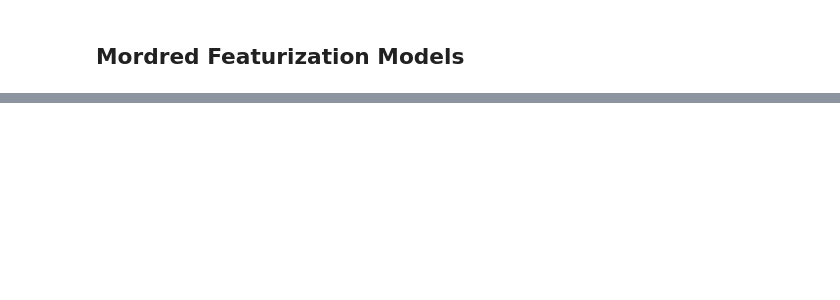
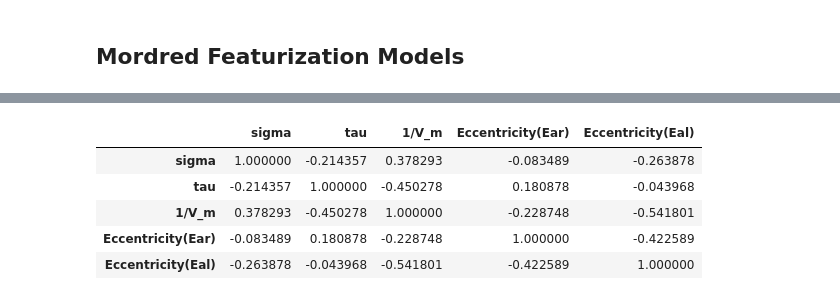
Before and after one commit to dganapat/melting_point_prediction_paper, a Jupyter notebook: mp_prediction_models.ipynb, the cells around one changed output, grey strips where cells are left out. Saved outputs shown, nothing was run; the diff lists cells and outputs as text; code cells hidden in the pictures; blank space fills up the shorter version.

```diff
--- a/mp_prediction_models.ipynb
+++ b/mp_prediction_models.ipynb
@@ -905,0 +1141,9 @@ vbt_bq_dict["Plot"]
+# %%
+dataset_dict["Hydroquinones"][["sigma","tau","1/V_m","Eccentricity(Ear)","Eccentricity(Eal)"]].corr()
+# %% [output]
+|  | sigma | tau | 1/V_m | Eccentricity(Ear) | Eccentricity(Eal) |
+| sigma | 1.000000 | -0.214357 | 0.378293 | -0.083489 | -0.263878 |
+| tau | -0.214357 | 1.000000 | -0.450278 | 0.180878 | -0.043968 |
+| 1/V_m | 0.378293 | -0.450278 | 1.000000 | -0.228748 | -0.541801 |
+| Eccentricity(Ear) | -0.083489 | 0.180878 | -0.228748 | 1.000000 | -0.422589 |
+| Eccentricity(Eal) | -0.263878 | -0.043968 | -0.541801 | -0.422589 | 1.000000 |
```
Also changed, not shown: parts of 33 cells of this notebook, 58 other files.
